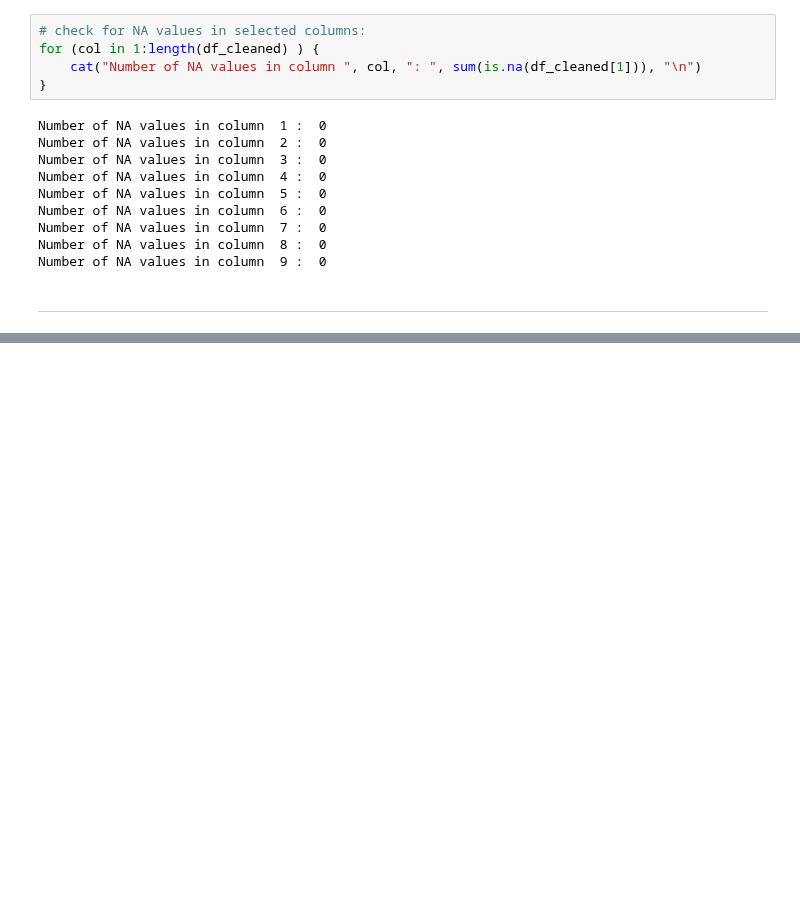
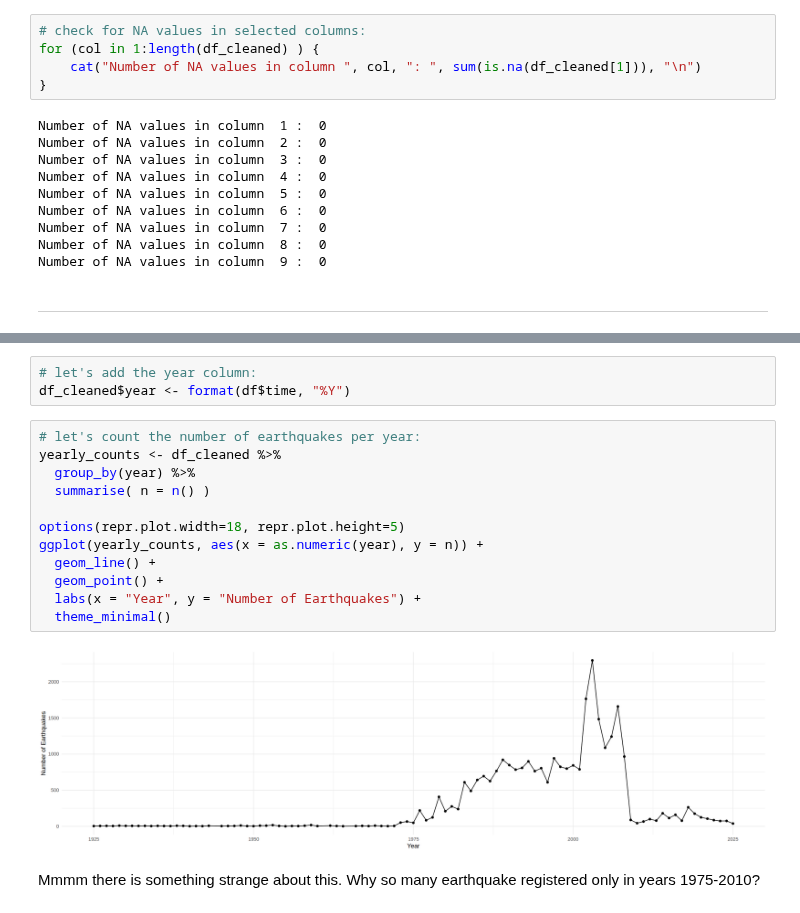
Before and after one commit to seccobenedetto/Earthquakes_Analysis_Italy, a Jupyter notebook: initial.ipynb, the cells around one changed output, grey strips where cells are left out. Saved outputs shown, nothing was run; the diff lists cells and outputs as text; blank space fills up the shorter version.

```diff
--- a/initial.ipynb
+++ b/initial.ipynb
@@ -160,0 +209,19 @@ Number of NA values in column  9 :  0
+# %%
+# let's add the year column:
+df_cleaned$year <- format(df$time, "%Y")
+# %%
+# let's count the number of earthquakes per year:
+yearly_counts <- df_cleaned %>%
+  group_by(year) %>%
+  summarise( n = n() )
+
+options(repr.plot.width=18, repr.plot.height=5)
+ggplot(yearly_counts, aes(x = as.numeric(year), y = n)) +
+  geom_line() +
+  geom_point() +
+  labs(x = "Year", y = "Number of Earthquakes") +
+  theme_minimal()
+# %% [output]
+[figure, added]
+# %% [markdown]
+Mmmm there is something strange about this. Why so many earthquake registered only in years 1975-2010?
```
Also changed, not shown: parts of 9 cells of this notebook.
